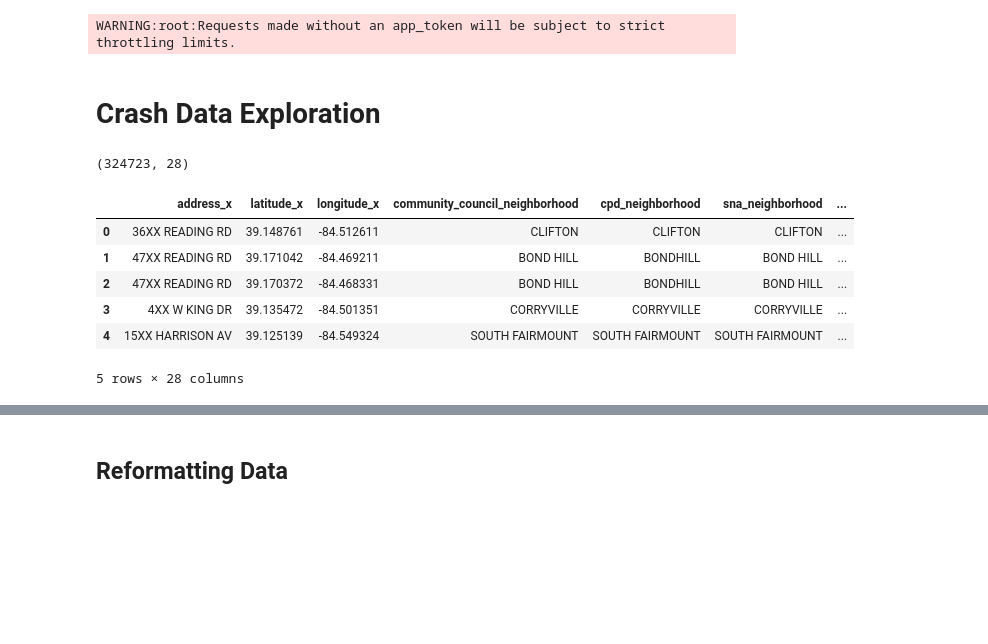
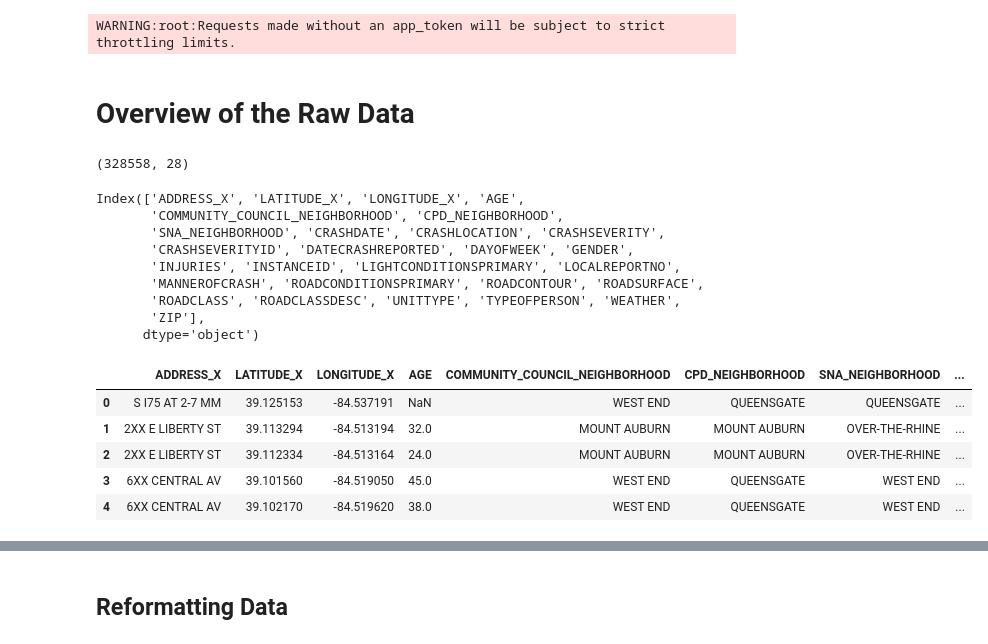
Before and after one commit to erntan/traffic_cincy, a Jupyter notebook: 00_exploration.ipynb, the cells around one changed output, grey strips where cells are left out. Drawn from its saved outputs; the diff is of its cells as text; code cells hidden in the pictures; blank space fills up the shorter version.

Commit message:
Redid importing data using CSV, reformatted intro.

```diff
--- a/00_exploration.ipynb
+++ b/00_exploration.ipynb
@@ -10,19 +11,33 @@ import pandas as pd
 # Using the API is faster than using pd.read_json
 # %% [output]
 WARNING:root:Requests made without an app_token will be subject to strict throttling limits.
-# %% [markdown]
-# Crash Data Exploration
+# %%
+# Get the raw data
+raw = pd.read_csv("Traffic_Crash_Reports__CPD_.csv")
+# %% [markdown]
+#  Overview of the Raw Data
 # %%
-crash_raw.shape
+raw.shape
 # %% [output]
-(324723, 28)
+(328558, 28)
+# %%
+raw.columns
+# %% [output]
+Index(['ADDRESS_X', 'LATITUDE_X', 'LONGITUDE_X', 'AGE',
+       'COMMUNITY_COUNCIL_NEIGHBORHOOD', 'CPD_NEIGHBORHOOD',
+       'SNA_NEIGHBORHOOD', 'CRASHDATE', 'CRASHLOCATION', 'CRASHSEVERITY',
+       'CRASHSEVERITYID', 'DATECRASHREPORTED', 'DAYOFWEEK', 'GENDER',
+       'INJURIES', 'INSTANCEID', 'LIGHTCONDITIONSPRIMARY', 'LOCALREPORTNO',
+       'MANNEROFCRASH', 'ROADCONDITIONSPRIMARY', 'ROADCONTOUR', 'ROADSURFACE',
+       'ROADCLASS', 'ROADCLASSDESC', 'UNITTYPE', 'TYPEOFPERSON', 'WEATHER',
+       'ZIP'],
+      dtype='object')
 # %%
-crash_raw.head()  # What does the table look like?
+raw.iloc[:,0:10].head()  # What does the table look like?
 # %% [output]
-|  | address_x | latitude_x | longitude_x | community_council_neighborhood | cpd_neighborhood | sna_neighborhood | ... |
-| 0 | 36XX READING RD | 39.148761 | -84.512611 | CLIFTON | CLIFTON | CLIFTON | ... |
-| 1 | 47XX READING RD | 39.171042 | -84.469211 | BOND HILL | BONDHILL | BOND HILL | ... |
-| 2 | 47XX READING RD | 39.170372 | -84.468331 | BOND HILL | BONDHILL | BOND HILL | ... |
-| 3 | 4XX W KING DR | 39.135472 | -84.501351 | CORRYVILLE | CORRYVILLE | CORRYVILLE | ... |
-| 4 | 15XX HARRISON AV | 39.125139 | -84.549324 | SOUTH FAIRMOUNT | SOUTH FAIRMOUNT | SOUTH FAIRMOUNT | ... |
+|  | ADDRESS_X | LATITUDE_X | LONGITUDE_X | AGE | COMMUNITY_COUNCIL_NEIGHBORHOOD | CPD_NEIGHBORHOOD | SNA_NEIGHBORHOOD | ... |
+| 0 | S I75 AT 2-7 MM | 39.125153 | -84.537191 | NaN | WEST END | QUEENSGATE | QUEENSGATE | ... |
+| 1 | 2XX E LIBERTY ST | 39.113294 | -84.513194 | 32.0 | MOUNT AUBURN | MOUNT AUBURN | OVER-THE-RHINE | ... |
+| 2 | 2XX E LIBERTY ST | 39.112334 | -84.513164 | 24.0 | MOUNT AUBURN | MOUNT AUBURN | OVER-THE-RHINE | ... |
+| 3 | 6XX CENTRAL AV | 39.101560 | -84.519050 | 45.0 | WEST END | QUEENSGATE | WEST END | ... |
+| 4 | 6XX CENTRAL AV | 39.102170 | -84.519620 | 38.0 | WEST END | QUEENSGATE | WEST END | ... |
-5 rows × 28 columns
```
Also changed, not shown: parts of 18 cells of this notebook.
